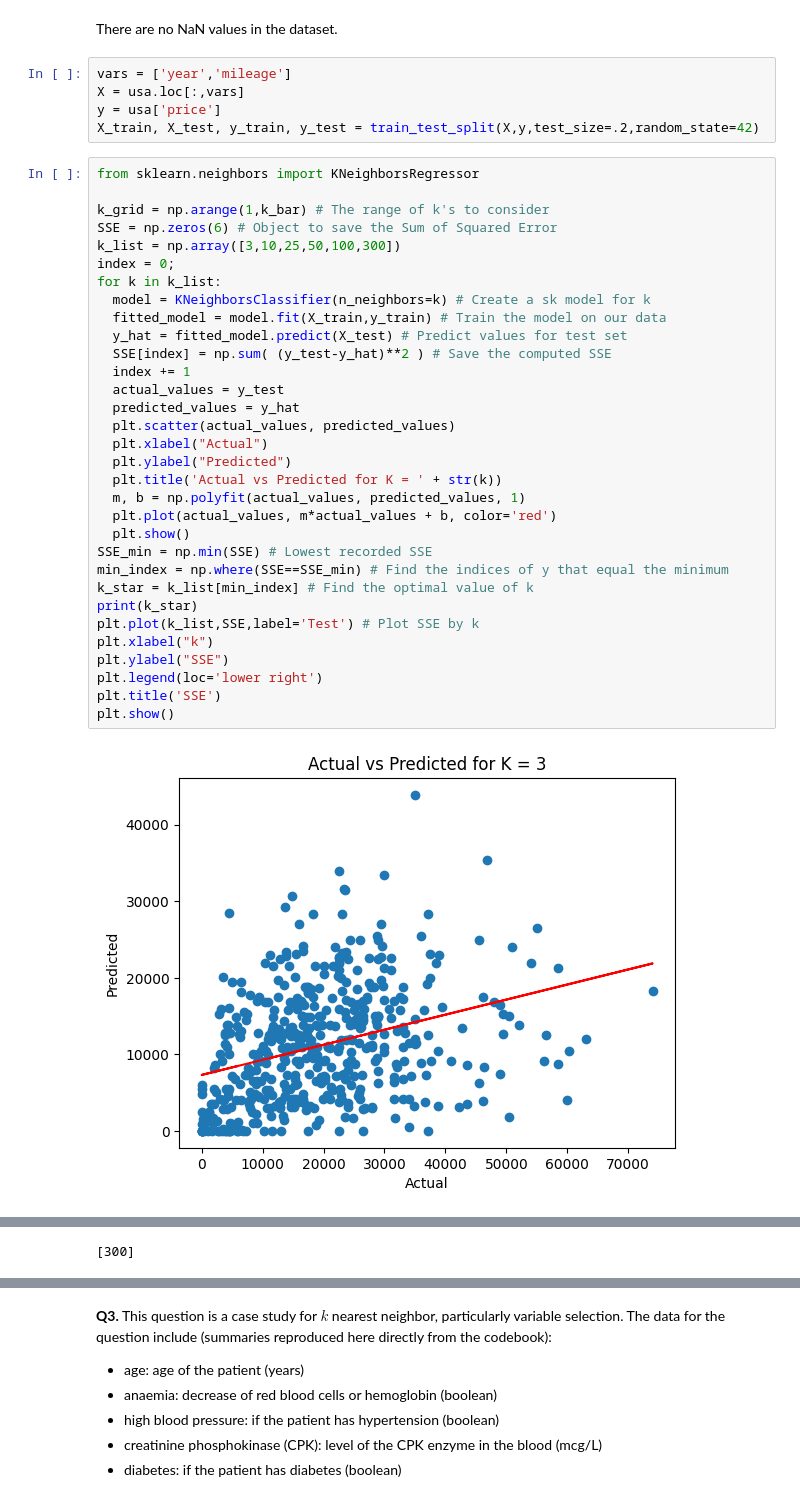
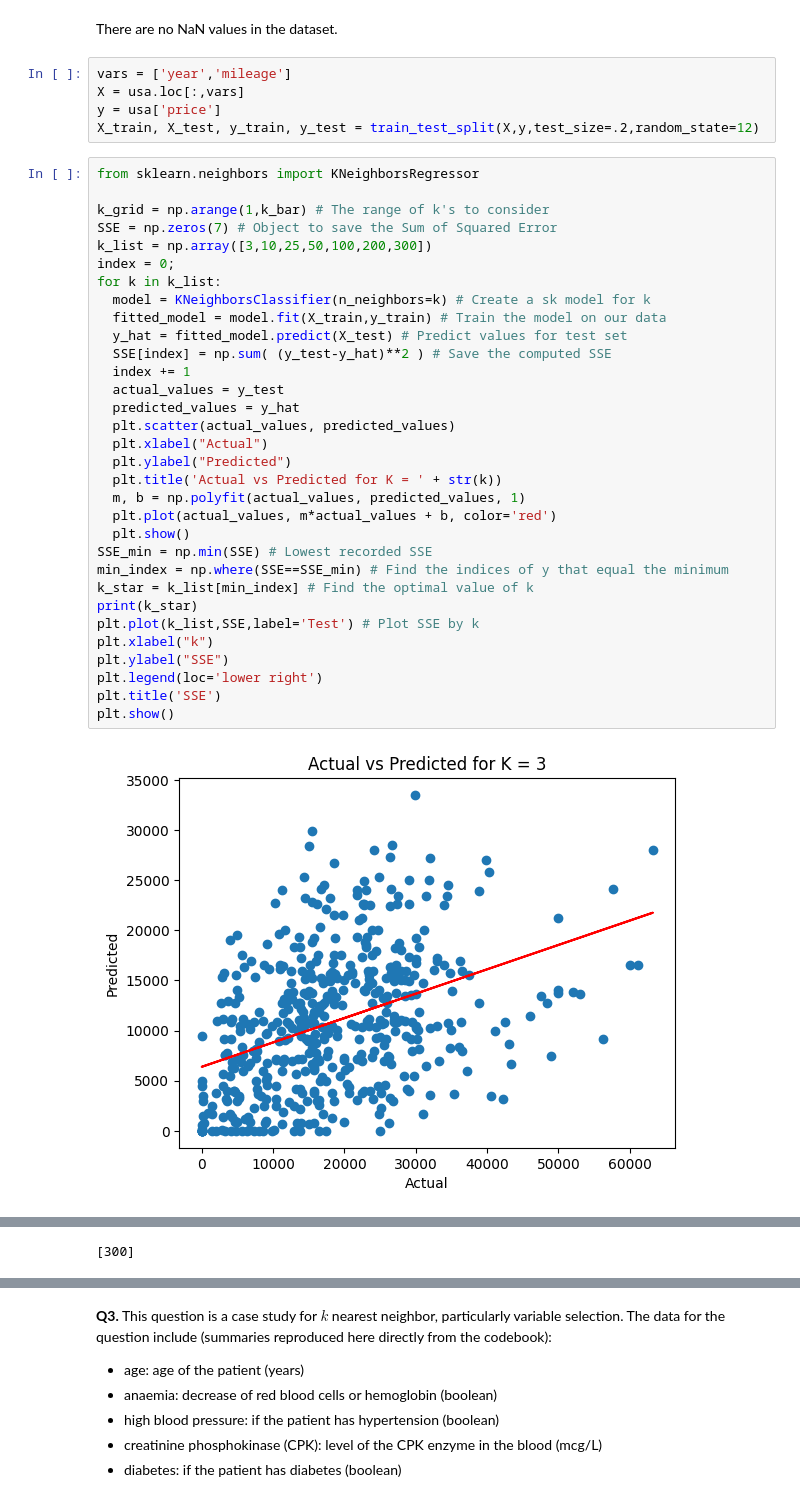
Before and after one commit to elaine-zhang12/assignment3, a Jupyter notebook: assignment_knn_and_kmc.ipynb, the cells around one changed output, grey strips where cells are left out. Saved outputs shown, nothing was run; the diff lists cells and outputs as text.

```diff
--- a/assignment_knn_and_kmc.ipynb
+++ b/assignment_knn_and_kmc.ipynb
@@ -195,38 +195,38 @@ There are no NaN values in the dataset.
 vars = ['year','mileage']
 X = usa.loc[:,vars]
 y = usa['price']
-X_train, X_test, y_train, y_test = train_test_split(X,y,test_size=.2,random_state=42)
+X_train, X_test, y_train, y_test = train_test_split(X,y,test_size=.2,random_state=12)
 # %%
 from sklearn.neighbors import KNeighborsRegressor
 
 k_grid = np.arange(1,k_bar) # The range of k's to consider
-SSE = np.zeros(6) # Object to save the Sum of Squared Error
-k_list = np.array([3,10,25,50,100,300])
+SSE = np.zeros(7) # Object to save the Sum of Squared Error
+k_list = np.array([3,10,25,50,100,200,300])
 index = 0;
 for k in k_list:
   model = KNeighborsClassifier(n_neighbors=k) # Create a sk model for k
   fitted_model = model.fit(X_train,y_train) # Train the model on our data
   y_hat = fitted_model.predict(X_test) # Predict values for test set
   SSE[index] = np.sum( (y_test-y_hat)**2 ) # Save the computed SSE
   index += 1
   actual_values = y_test
   predicted_values = y_hat
   plt.scatter(actual_values, predicted_values)
   plt.xlabel("Actual")
   plt.ylabel("Predicted")
   plt.title('Actual vs Predicted for K = ' + str(k))
   m, b = np.polyfit(actual_values, predicted_values, 1)
   plt.plot(actual_values, m*actual_values + b, color='red')
   plt.show()
 SSE_min = np.min(SSE) # Lowest recorded SSE
 min_index = np.where(SSE==SSE_min) # Find the indices of y that equal the minimum
 k_star = k_list[min_index] # Find the optimal value of k
 print(k_star)
 plt.plot(k_list,SSE,label='Test') # Plot SSE by k
 plt.xlabel("k")
 plt.ylabel("SSE")
 plt.legend(loc='lower right')
 plt.title('SSE')
 plt.show()
 # %% [output]
-[figure, old version]
+[figure, new version]
```
Also changed, not shown: parts of 2 cells of this notebook.
